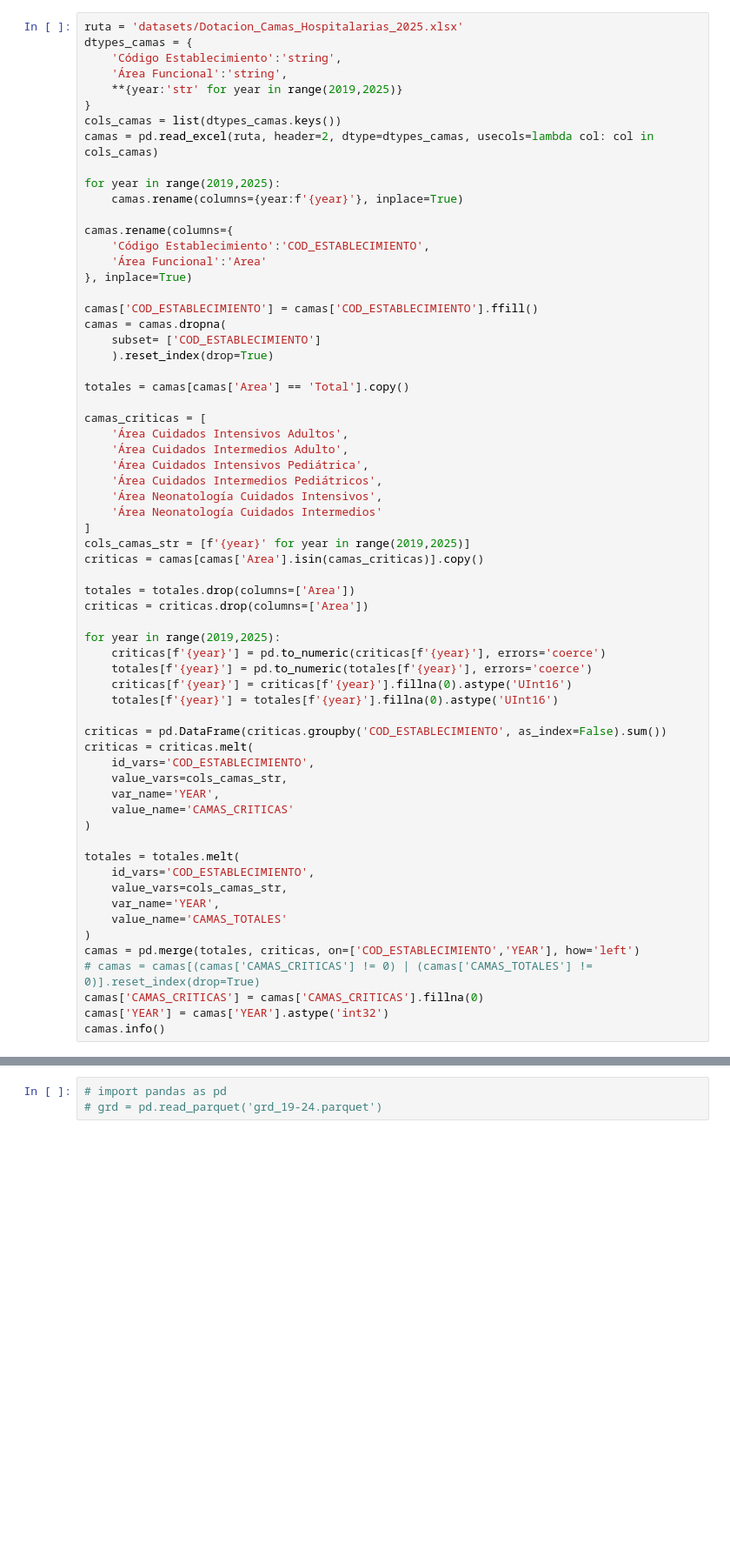
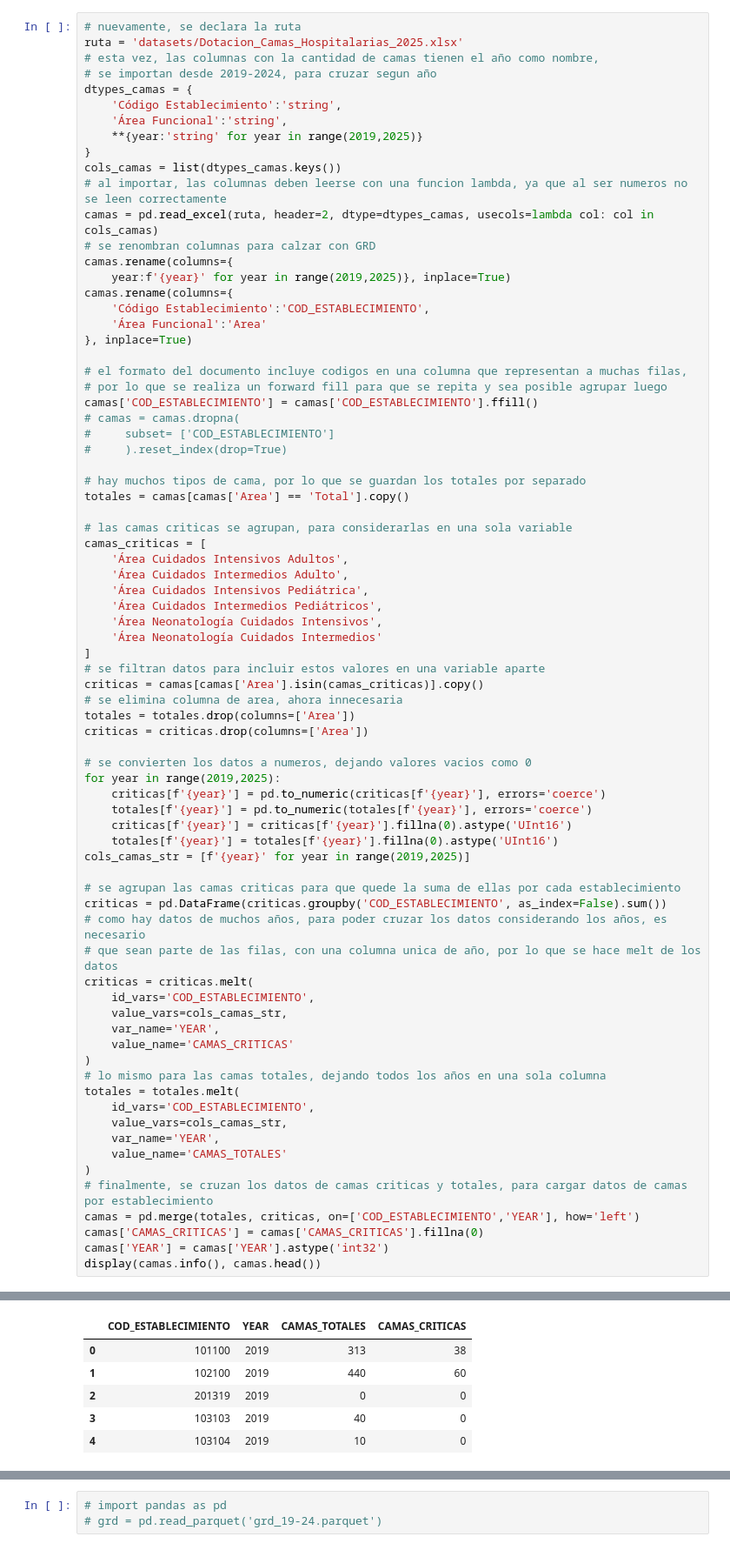
Before and after one commit to IgnaciaCG/Analisis-de-datos, a Jupyter notebook: procesamiento_cruce_grd.ipynb, the cells around one changed output, grey strips where cells are left out. Shown at 87% size. Drawn from its saved outputs; the diff is of its cells as text; blank space fills up the shorter version.

```diff
--- a/procesamiento_cruce_grd.ipynb
+++ b/procesamiento_cruce_grd.ipynb
@@ -78,28 +152,35 @@ display(estab.shape, estab.info())
 # %%
+# nuevamente, se declara la ruta
 ruta = 'datasets/Dotacion_Camas_Hospitalarias_2025.xlsx'
+# esta vez, las columnas con la cantidad de camas tienen el año como nombre,
+# se importan desde 2019-2024, para cruzar segun año
 dtypes_camas = {
     'Código Establecimiento':'string',
     'Área Funcional':'string',
-    **{year:'str' for year in range(2019,2025)}
+    **{year:'string' for year in range(2019,2025)}
 }
 cols_camas = list(dtypes_camas.keys())
+# al importar, las columnas deben leerse con una funcion lambda, ya que al ser numeros no se leen correctamente
 camas = pd.read_excel(ruta, header=2, dtype=dtypes_camas, usecols=lambda col: col in cols_camas)
-
-for year in range(2019,2025):
-    camas.rename(columns={year:f'{year}'}, inplace=True)
-
+# se renombran columnas para calzar con GRD
+camas.rename(columns={
+    year:f'{year}' for year in range(2019,2025)}, inplace=True)
 camas.rename(columns={
     'Código Establecimiento':'COD_ESTABLECIMIENTO',
     'Área Funcional':'Area'
 }, inplace=True)
 
+# el formato del documento incluye codigos en una columna que representan a muchas filas,
+# por lo que se realiza un forward fill para que se repita y sea posible agrupar luego
 camas['COD_ESTABLECIMIENTO'] = camas['COD_ESTABLECIMIENTO'].ffill()
-camas = camas.dropna(
-    subset= ['COD_ESTABLECIMIENTO']
-    ).reset_index(drop=True)
+# camas = camas.dropna(
+#     subset= ['COD_ESTABLECIMIENTO']
+#     ).reset_index(drop=True)
 
+# hay muchos tipos de cama, por lo que se guardan los totales por separado
 totales = camas[camas['Area'] == 'Total'].copy()
 
+# las camas criticas se agrupan, para considerarlas en una sola variable
 camas_criticas = [
     'Área Cuidados Intensivos Adultos',
     'Área Cuidados Intermedios Adulto',
@@ -108,34 +189,40 @@ camas_criticas = [
     'Área Neonatología Cuidados Intensivos',
     'Área Neonatología Cuidados Intermedios'
 ]
-cols_camas_str = [f'{year}' for year in range(2019,2025)]
+# se filtran datos para incluir estos valores en una variable aparte
 criticas = camas[camas['Area'].isin(camas_criticas)].copy()
-
+# se elimina columna de area, ahora innecesaria
 totales = totales.drop(columns=['Area'])
 criticas = criticas.drop(columns=['Area'])
 
+# se convierten los datos a numeros, dejando valores vacios como 0
 for year in range(2019,2025):
     criticas[f'{year}'] = pd.to_numeric(criticas[f'{year}'], errors='coerce')
     totales[f'{year}'] = pd.to_numeric(totales[f'{year}'], errors='coerce')
     criticas[f'{year}'] = criticas[f'{year}'].fillna(0).astype('UInt16')
     totales[f'{year}'] = totales[f'{year}'].fillna(0).astype('UInt16')
+cols_camas_str = [f'{year}' for year in range(2019,2025)]
 
+# se agrupan las camas criticas para que quede la suma de ellas por cada establecimiento
 criticas = pd.DataFrame(criticas.groupby('COD_ESTABLECIMIENTO', as_index=False).sum())
+# como hay datos de muchos años, para poder cruzar los datos considerando los años, es necesario
+# que sean parte de las filas, con una columna unica de año, por lo que se hace melt de los datos
 criticas = criticas.melt(
     id_vars='COD_ESTABLECIMIENTO',
     value_vars=cols_camas_str,
     var_name='YEAR',
     value_name='CAMAS_CRITICAS'
 )
-
+# lo mismo para las camas totales, dejando todos los años en una sola columna
 totales = totales.melt(
     id_vars='COD_ESTABLECIMIENTO',
     value_vars=cols_camas_str,
     var_name='YEAR',
     value_name='CAMAS_TOTALES'
 )
+# finalmente, se cruzan los datos de camas criticas y totales, para cargar datos de camas por establecimiento
 camas = pd.merge(totales, criticas, on=['COD_ESTABLECIMIENTO','YEAR'], how='left')
-# camas = camas[(camas['CAMAS_CRITICAS'] != 0) | (camas['CAMAS_TOTALES'] != 0)].reset_index(drop=True)
 camas['CAMAS_CRITICAS'] = camas['CAMAS_CRITICAS'].fillna(0)
 camas['YEAR'] = camas['YEAR'].astype('int32')
-camas.info()
+display(camas.info(), camas.head())
+# %% [output]
@@ -141,0 +241,6 @@ camas.info()
+|  | COD_ESTABLECIMIENTO | YEAR | CAMAS_TOTALES | CAMAS_CRITICAS |
+| 0 | 101100 | 2019 | 313 | 38 |
+| 1 | 102100 | 2019 | 440 | 60 |
+| 2 | 201319 | 2019 | 0 | 0 |
+| 3 | 103103 | 2019 | 40 | 0 |
+| 4 | 103104 | 2019 | 10 | 0 |
```
Also changed, not shown: parts of 36 cells of this notebook, 1 other file.
